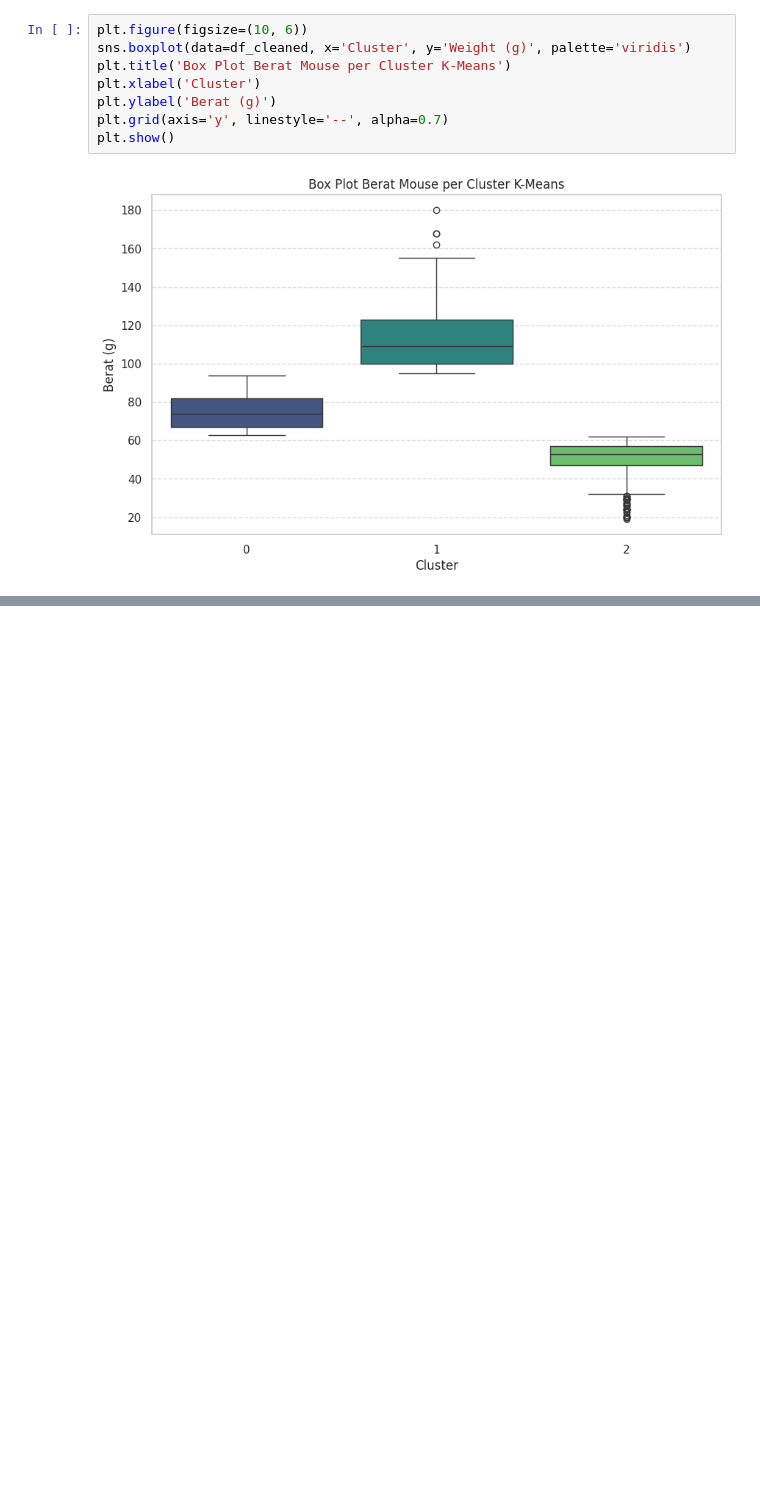
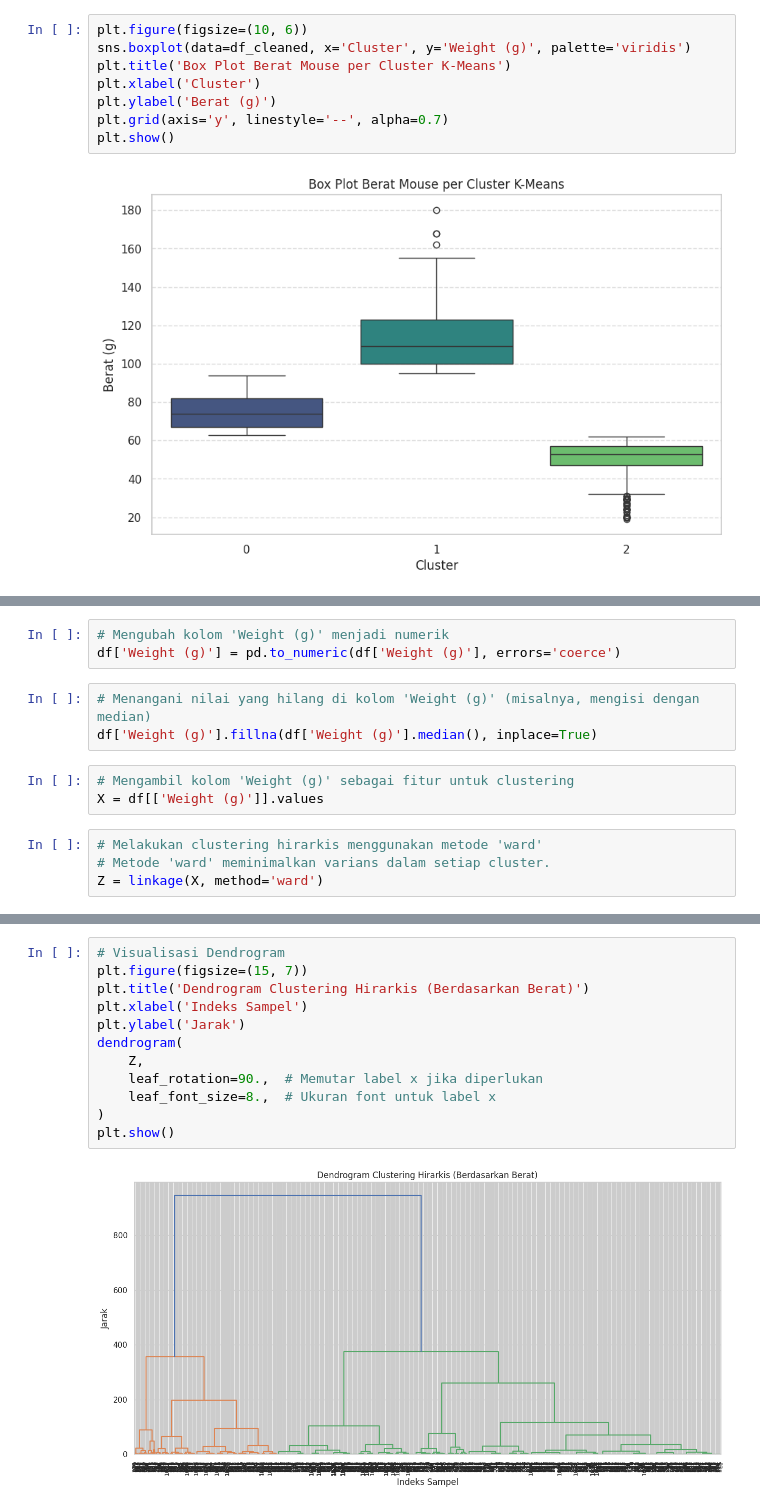
Before and after one commit to Ariefnaufal67/Pembelajaran_mesin, a Jupyter notebook: mouse.ipynb, the cells around one changed output, grey strips where cells are left out. Saved outputs shown, nothing was run; the diff lists cells and outputs as text; blank space fills up the shorter version.

```diff
--- a/mouse.ipynb
+++ b/mouse.ipynb
@@ -411,0 +445,13 @@ plt.show()
+# %%
+# Mengubah kolom 'Weight (g)' menjadi numerik
+df['Weight (g)'] = pd.to_numeric(df['Weight (g)'], errors='coerce')
+# %%
+# Menangani nilai yang hilang di kolom 'Weight (g)' (misalnya, mengisi dengan median)
+df['Weight (g)'].fillna(df['Weight (g)'].median(), inplace=True)
+# %%
+# Mengambil kolom 'Weight (g)' sebagai fitur untuk clustering
+X = df[['Weight (g)']].values
+# %%
+# Melakukan clustering hirarkis menggunakan metode 'ward'
+# Metode 'ward' meminimalkan varians dalam setiap cluster.
+Z = linkage(X, method='ward')
@@ -411,0 +470,14 @@ plt.show()
+# %%
+# Visualisasi Dendrogram
+plt.figure(figsize=(15, 7))
+plt.title('Dendrogram Clustering Hirarkis (Berdasarkan Berat)')
+plt.xlabel('Indeks Sampel')
+plt.ylabel('Jarak')
+dendrogram(
+    Z,
+    leaf_rotation=90.,  # Memutar label x jika diperlukan
+    leaf_font_size=8.,  # Ukuran font untuk label x
+)
+plt.show()
+# %% [output]
+[figure, added]
```
Also changed, not shown: parts of 10 cells of this notebook.
